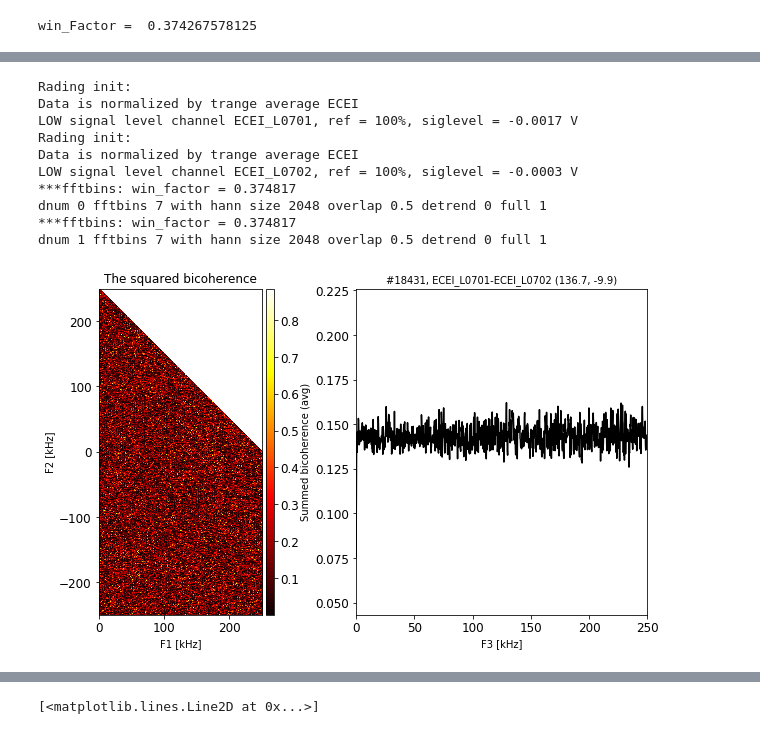
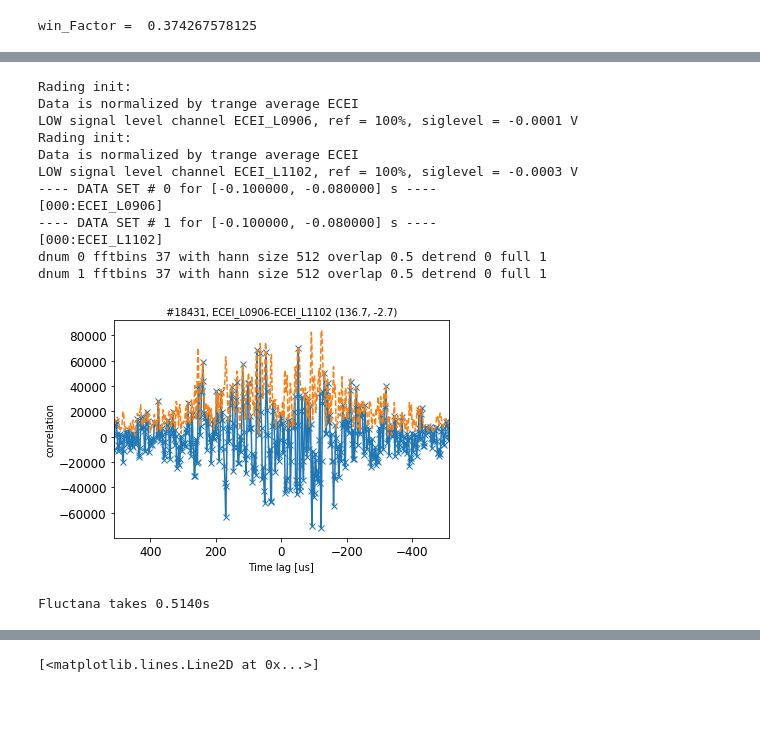
Before and after one commit to rkube/delta, a Jupyter notebook: tests_analysis/compare_correlation_dask_fluctana.ipynb, the cells around one changed output, grey strips where cells are left out. Cells and saved outputs as stored; diff of their text form; code cells hidden in the pictures; blank space fills up the shorter version.

```diff
--- a/tests_analysis/compare_correlation_dask_fluctana.ipynb
+++ b/tests_analysis/compare_correlation_dask_fluctana.ipynb
@@ -71,17 +66,24 @@ dnum 1 fftbins 7 with hann size 2048 overlap 0.5 detrend 0 full 1
-# %%
-A = test_rmc()
-# %% [output]
-Rading init:
-Data is normalized by trange average ECEI
-LOW signal level channel ECEI_L0701, ref = 100%, siglevel = -0.0017 V
-Rading init:
-Data is normalized by trange average ECEI
-LOW signal level channel ECEI_L0702, ref = 100%, siglevel = -0.0003 V
-***fftbins: win_factor = 0.374817
-dnum 0 fftbins 7 with hann size 2048 overlap 0.5 detrend 0 full 1
-***fftbins: win_factor = 0.374817
-dnum 1 fftbins 7 with hann size 2048 overlap 0.5 detrend 0 full 1
-[figure, removed]
+# %%
+tic = timeit.default_timer()
+A = test_rmc()
+toc = timeit.default_timer()
+
+print("Fluctana takes {0:6.4f}s".format(toc - tic))
+# %% [output]
+Rading init:
+Data is normalized by trange average ECEI
+LOW signal level channel ECEI_L0906, ref = 100%, siglevel = -0.0001 V
+Rading init:
+Data is normalized by trange average ECEI
+LOW signal level channel ECEI_L1102, ref = 100%, siglevel = -0.0003 V
+---- DATA SET # 0 for [-0.100000, -0.080000] s ----
+[000:ECEI_L0906]
+---- DATA SET # 1 for [-0.100000, -0.080000] s ----
+[000:ECEI_L1102]
+dnum 0 fftbins 37 with hann size 512 overlap 0.5 detrend 0 full 1
+dnum 1 fftbins 37 with hann size 512 overlap 0.5 detrend 0 full 1
+[figure, added]
+Fluctana takes 0.5140s
 # %%
 def fftbins(x, dt, nfft, window, overlap, do_detrend, full):
     # IN : 1 x tnum data
```
Also changed, not shown: parts of 22 cells of this notebook, 9 other files.
